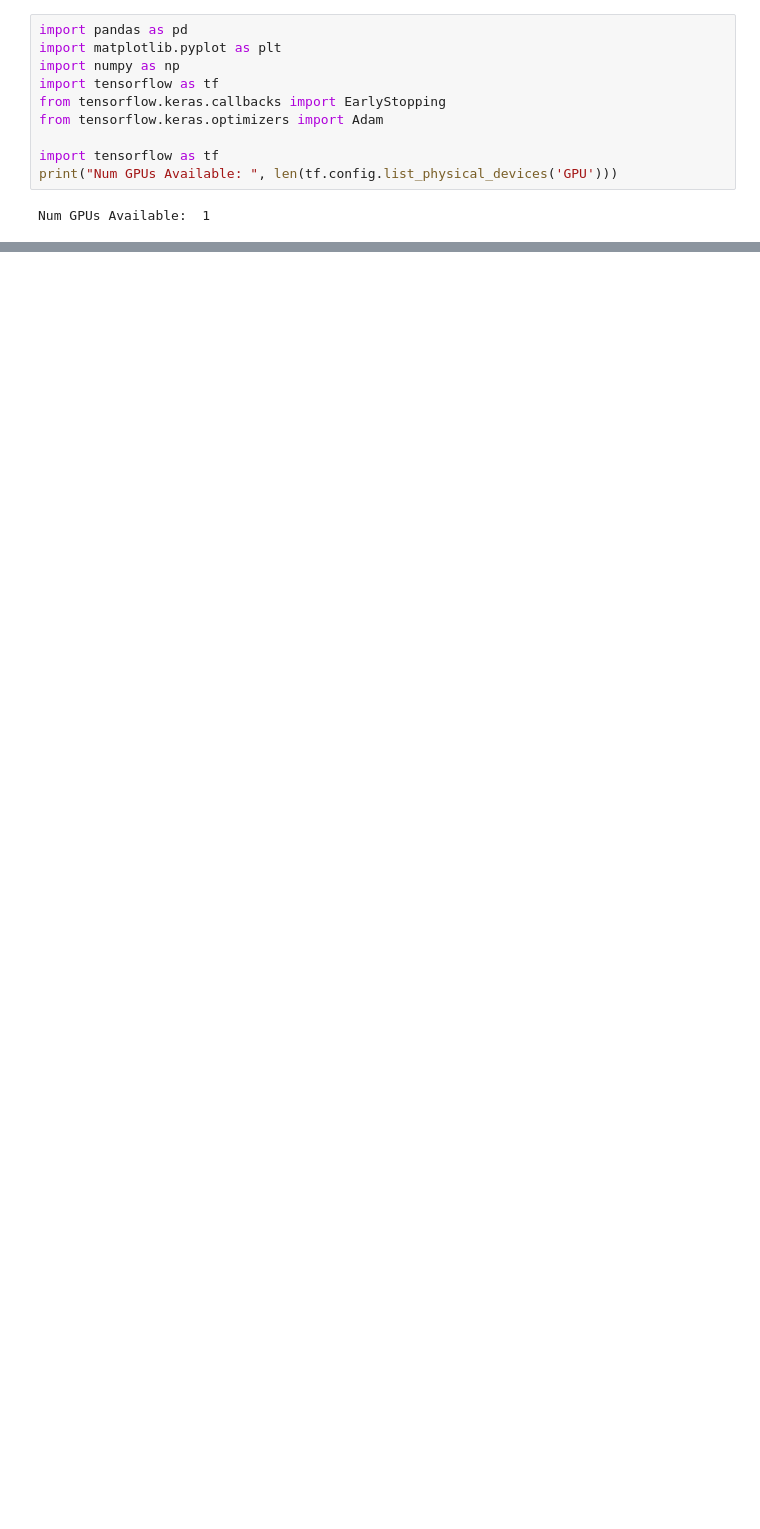
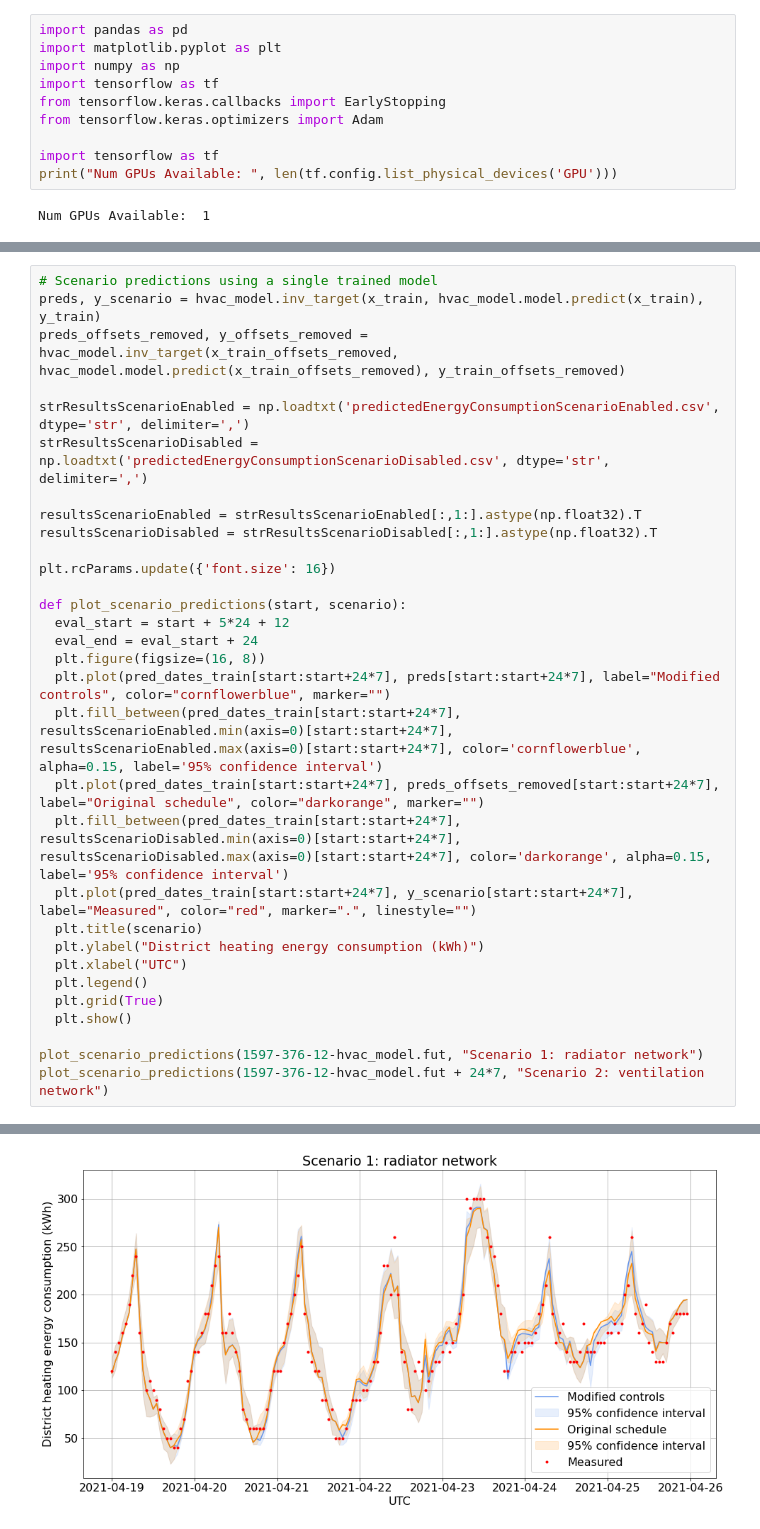
Before and after one commit to hamk-uas/HAMK_Smart_City, a Jupyter notebook: Scenario testing.ipynb, the cells around one changed output, grey strips where cells are left out. Drawn from its saved outputs; the diff is of its cells as text; blank space fills up the shorter version.

Commit message:
Confidence intervals

```diff
--- a/Scenario testing.ipynb
+++ b/Scenario testing.ipynb
@@ -127,0 +150,32 @@ Relative change in energy consumption for 24 hours covering last scenario:
+# %%
+# Scenario predictions using a single trained model
+preds, y_scenario = hvac_model.inv_target(x_train, hvac_model.model.predict(x_train), y_train)
+preds_offsets_removed, y_offsets_removed = hvac_model.inv_target(x_train_offsets_removed, hvac_model.model.predict(x_train_offsets_removed), y_train_offsets_removed)
+
+strResultsScenarioEnabled = np.loadtxt('predictedEnergyConsumptionScenarioEnabled.csv', dtype='str', delimiter=',')
+strResultsScenarioDisabled = np.loadtxt('predictedEnergyConsumptionScenarioDisabled.csv', dtype='str', delimiter=',')
+
+resultsScenarioEnabled = strResultsScenarioEnabled[:,1:].astype(np.float32).T
+resultsScenarioDisabled = strResultsScenarioDisabled[:,1:].astype(np.float32).T
+
+plt.rcParams.update({'font.size': 16})
+
+def plot_scenario_predictions(start, scenario):
+  eval_start = start + 5*24 + 12
+  eval_end = eval_start + 24
+  plt.figure(figsize=(16, 8))
+  plt.plot(pred_dates_train[start:start+24*7], preds[start:start+24*7], label="Modified controls", color="cornflowerblue", marker="")
+  plt.fill_between(pred_dates_train[start:start+24*7], resultsScenarioEnabled.min(axis=0)[start:start+24*7], resultsScenarioEnabled.max(axis=0)[start:start+24*7], color='cornflowerblue', alpha=0.15, label='95% confidence interval')
+  plt.plot(pred_dates_train[start:start+24*7], preds_offsets_removed[start:start+24*7], label="Original schedule", color="darkorange", marker="")
+  plt.fill_between(pred_dates_train[start:start+24*7], resultsScenarioDisabled.min(axis=0)[start:start+24*7], resultsScenarioDisabled.max(axis=0)[start:start+24*7], color='darkorange', alpha=0.15, label='95% confidence interval')
+  plt.plot(pred_dates_train[start:start+24*7], y_scenario[start:start+24*7], label="Measured", color="red", marker=".", linestyle="")
+  plt.title(scenario)
+  plt.ylabel("District heating energy consumption (kWh)")
+  plt.xlabel("UTC")
+  plt.legend()
+  plt.grid(True)
+  plt.show()
+
+plot_scenario_predictions(1597-376-12-hvac_model.fut, "Scenario 1: radiator network")
+plot_scenario_predictions(1597-376-12-hvac_model.fut + 24*7, "Scenario 2: ventilation network")
+# %% [output]
@@ -127,0 +184 @@ Relative change in energy consumption for 24 hours covering last scenario:
+[figure, added]
```
Also changed, not shown: parts of 6 cells of this notebook, 5 other files.
